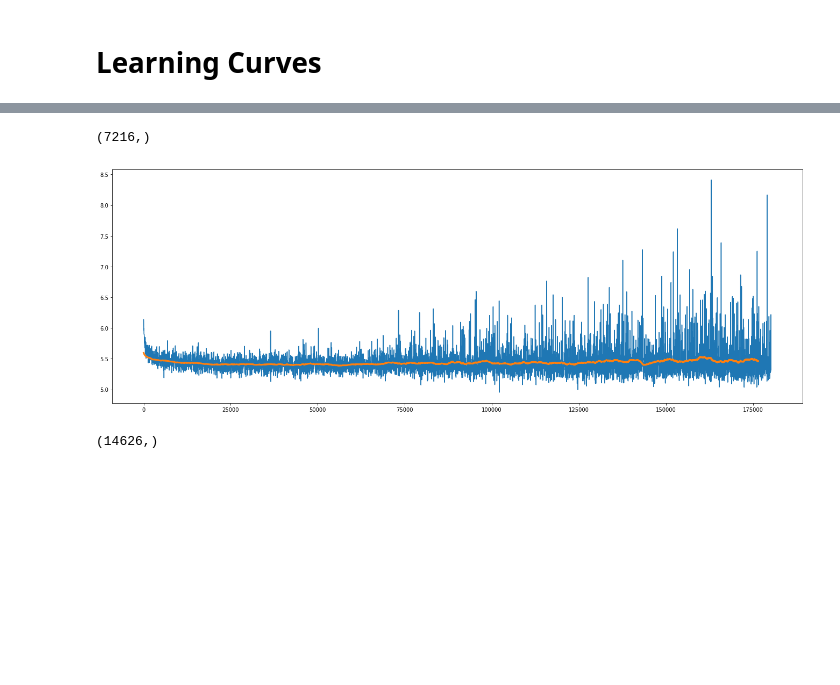
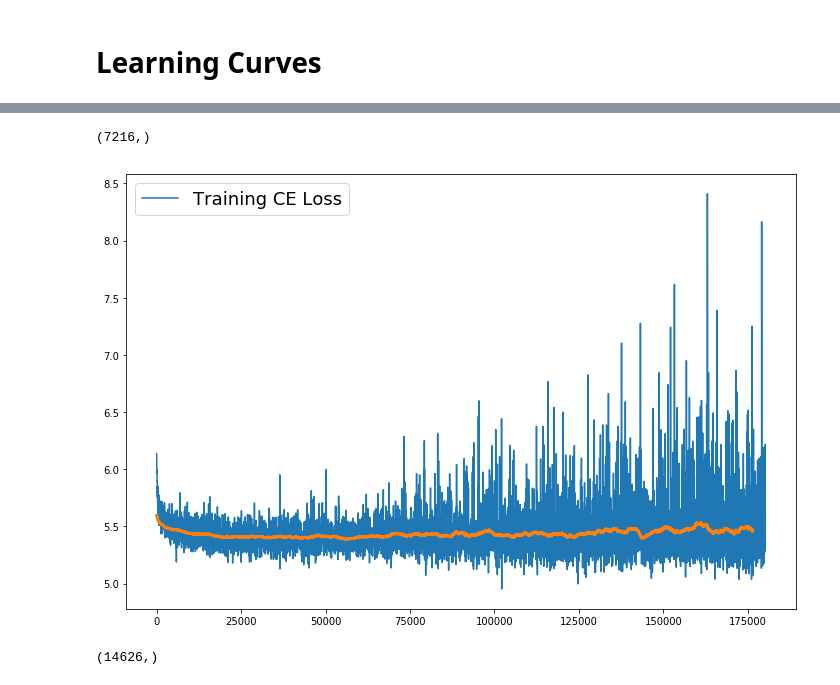
Before and after one commit to Ilya-Muromets/AutoMRF, a Jupyter notebook: Graphs.ipynb, the cells around one changed output, grey strips where cells are left out. Saved outputs shown, nothing was run; the diff lists cells and outputs as text; code cells hidden in the pictures; blank space fills up the shorter version.

```diff
--- a/Graphs.ipynb
+++ b/Graphs.ipynb
@@ -96,15 +97,16 @@ plt.show()
 # %%
-plt.figure(figsize=(23,8))
-plt.plot(x[:,1], x[:,2])
+plt.figure(figsize=(12,8))
+plt.plot(x[:,1], x[:,2], label="Training CE Loss")
 
 ma = moving_average(x[:,2],150)
 
 plt.plot(x[:len(ma),1], ma, linewidth=3)
 # plt.ylim(0,0.02)
+plt.legend(prop={'size': 18})
 plt.show()
 # %% [output]
 (7216,)
-[figure, old version]
+[figure, new version]
 # %%
 x = np.load("outputs/train_lossreg200epoch.npy")
 y = np.load("outputs/val_lossreg200epoch.npy")
```
Also changed, not shown: parts of 25 cells of this notebook, 6 other files.
